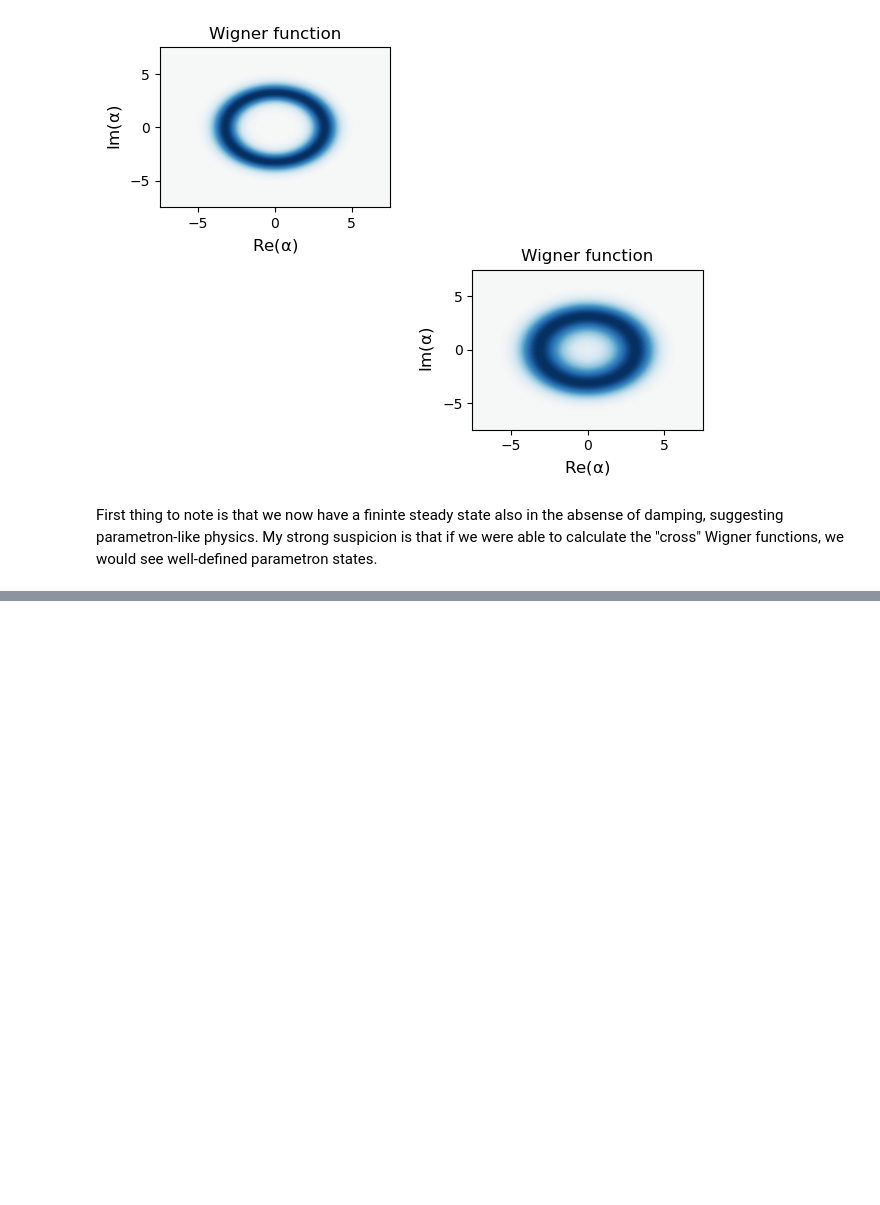
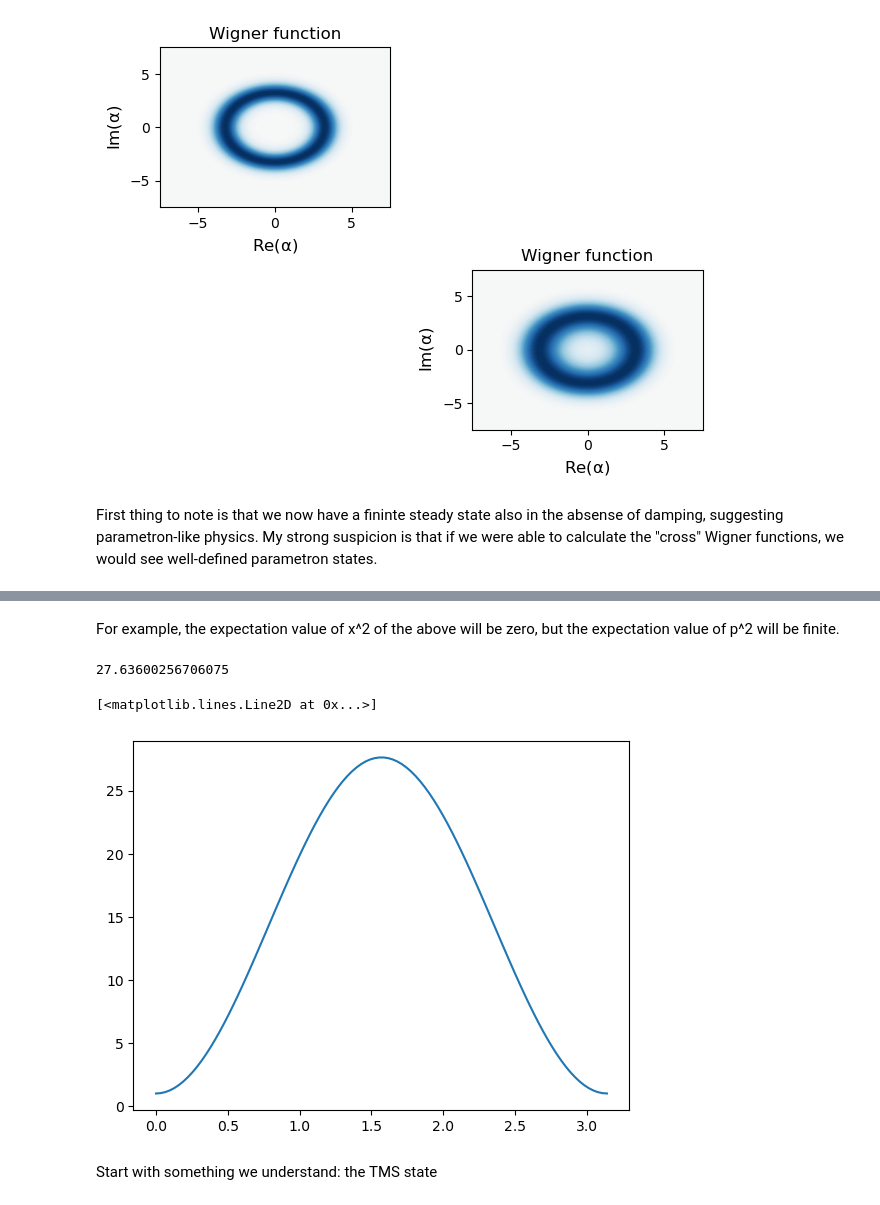
Before and after one commit to gsteele13/gary-misc-notebooks, a Jupyter notebook: two_mode_parametron.ipynb, the cells around one changed output, grey strips where cells are left out. Drawn from its saved outputs; the diff is of its cells as text; code cells hidden in the pictures; blank space fills up the shorter version.

Commit message:
now have parametron  correlations i think

```diff
--- a/two_mode_parametron.ipynb
+++ b/two_mode_parametron.ipynb
@@ -110,0 +115,12 @@ First thing to note is that we now have a fininte steady state also in the absen
+# %%
+N = 20
+a = destroy(N)
+kappa = 0.000001 # for steady state, kappa cannot be zero
+eps = 2
+K = 0.3
+
+H = eps*(a*a + a.dag()*a.dag()) + K*(a.dag()*a.dag()*a*a)
+c_ops = [np.sqrt(kappa)*a]
+
+res = steadystate(H, c_ops)
+plot_wigner(res)
@@ -110,0 +131,22 @@ First thing to note is that we now have a fininte steady state also in the absen
+# %% [markdown]
+For example, the expectation value of x^2 of the above will be zero, but the expectation value of p^2 will be finite.
+# %%
+theta = np.pi/2
+obs = np.cos(theta)*(a.dag()+a) + 1j*np.sin(theta)*(a.dag()-a)
+expect(res, obs*obs)
+# %% [output]
+27.63600256706075
+# %%
+def calc_correlation(res, x, y):
+    theta = np.linspace(0,np.pi,100)
+    corr = []
+    for t in np.linspace(0,np.pi,100):
+        obs = np.cos(t)*x + 1j*np.sin(t)*y
+        corr.append(expect(res, obs*obs))
+    return(theta, corr)
+# %%
+t,c = calc_correlation(res, a.dag()+a, a.dag()-a)
+plt.plot(t,c)
+# %% [output]
+[<matplotlib.lines.Line2D at 0x...>]
+[figure, added]
@@ -110,0 +173,2 @@ First thing to note is that we now have a fininte steady state also in the absen
+# %% [markdown]
+Start with something we understand: the TMS state
```
Also changed, not shown: parts of 8 cells of this notebook, 1 other file.
